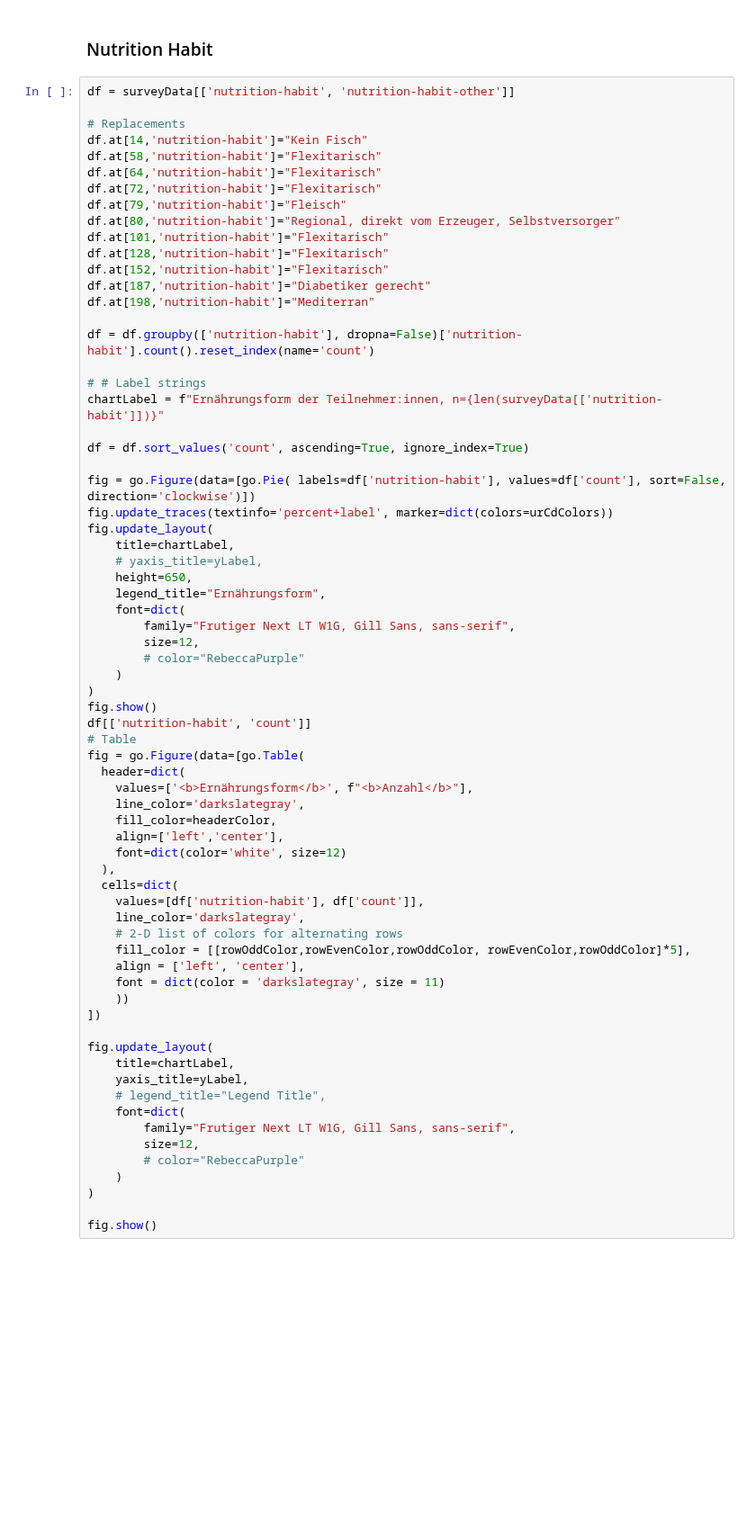
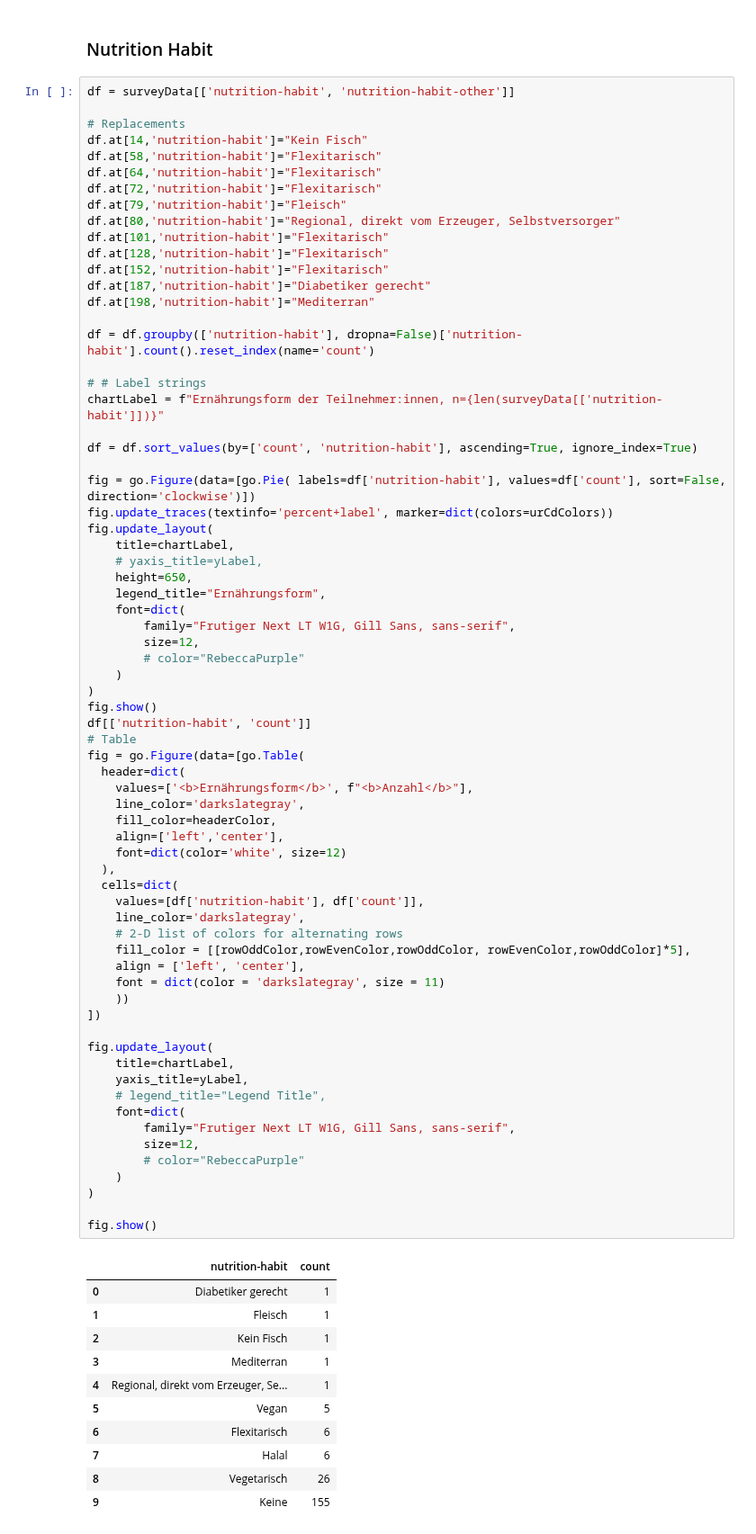
Before and after one commit to vsur/foodemapp, a Jupyter notebook: data/eval/getResults.ipynb, the cells around one changed output. Shown at 90% size. Saved outputs shown, nothing was run; the diff lists cells and outputs as text; blank space fills up the shorter version.

```diff
--- a/data/eval/getResults.ipynb
+++ b/data/eval/getResults.ipynb
@@ -1321,7 +1321,7 @@ df = df.groupby(['nutrition-habit'], dropna=False)['nutrition-habit'].count().re
 # # Label strings
 chartLabel = f"Ernährungsform der Teilnehmer:innen, n={len(surveyData[['nutrition-habit']])}"
 
-df = df.sort_values('count', ascending=True, ignore_index=True)
+df = df.sort_values(by=['count', 'nutrition-habit'], ascending=True, ignore_index=True)
 
 fig = go.Figure(data=[go.Pie( labels=df['nutrition-habit'], values=df['count'], sort=False, direction='clockwise')])
 fig.update_traces(textinfo='percent+label', marker=dict(colors=urCdColors))
@@ -1355,17 +1355,29 @@ fig = go.Figure(data=[go.Table(
     align = ['left', 'center'],
     font = dict(color = 'darkslategray', size = 11)
     ))
 ])
 
 fig.update_layout(
     title=chartLabel,
     yaxis_title=yLabel,
     # legend_title="Legend Title",
     font=dict(
         family="Frutiger Next LT W1G, Gill Sans, sans-serif",
         size=12,
         # color="RebeccaPurple"
     )
 )
 
 fig.show()
+# %% [output]
+|  | nutrition-habit | count |
+| 0 | Diabetiker gerecht | 1 |
+| 1 | Fleisch | 1 |
+| 2 | Kein Fisch | 1 |
+| 3 | Mediterran | 1 |
+| 4 | Regional, direkt vom Erzeuger, Se... | 1 |
+| 5 | Vegan | 5 |
+| 6 | Flexitarisch | 6 |
+| 7 | Halal | 6 |
+| 8 | Vegetarisch | 26 |
+| 9 | Keine | 155 |
```
Also changed, not shown: parts of 2 cells of this notebook.
